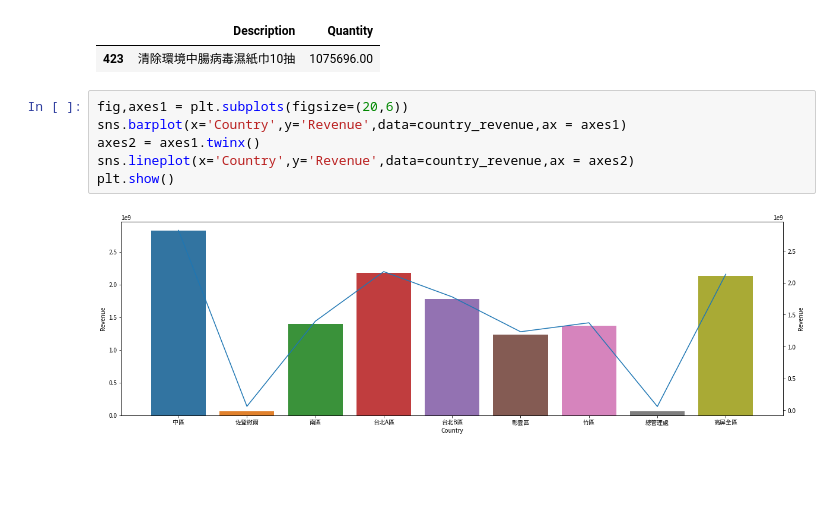
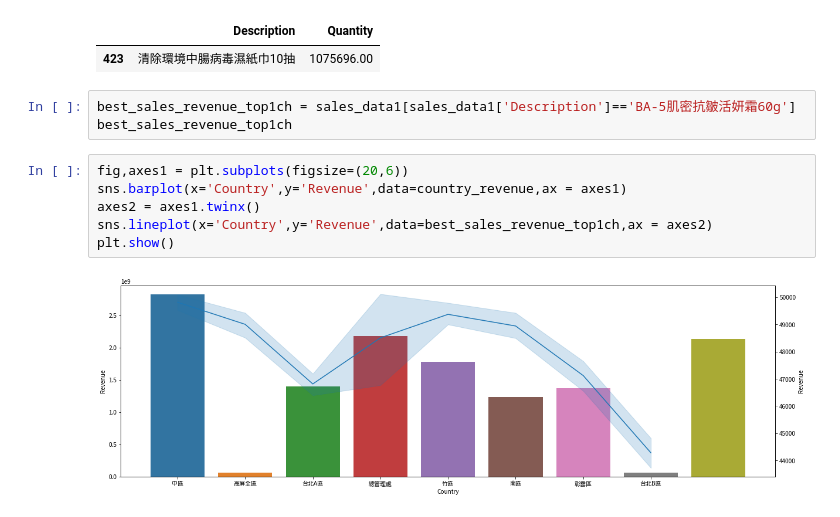
Before and after one commit to 01-slime/EDA, a Jupyter notebook: EDA.ipynb, the cells around one changed output. Saved outputs shown, nothing was run; the diff lists cells and outputs as text; blank space fills up the shorter version.

```diff
--- a/EDA.ipynb
+++ b/EDA.ipynb
@@ -916,11 +923,14 @@ best_sales_quantity_top1
 # %% [output]
 |  | Description | Quantity |
 | 423 | 清除環境中腸病毒濕紙巾10抽 | 1075696.00 |
+# %%
+best_sales_revenue_top1ch = sales_data1[sales_data1['Description']=='BA-5肌密抗皺活妍霜60g']
+best_sales_revenue_top1ch
 # %%
 fig,axes1 = plt.subplots(figsize=(20,6))
 sns.barplot(x='Country',y='Revenue',data=country_revenue,ax = axes1)
 axes2 = axes1.twinx()
-sns.lineplot(x='Country',y='Revenue',data=country_revenue,ax = axes2)
+sns.lineplot(x='Country',y='Revenue',data=best_sales_revenue_top1ch,ax = axes2)
 plt.show()
 # %% [output]
-[figure, old version]
+[figure, new version]
```
Also changed, not shown: parts of 16 cells of this notebook.
